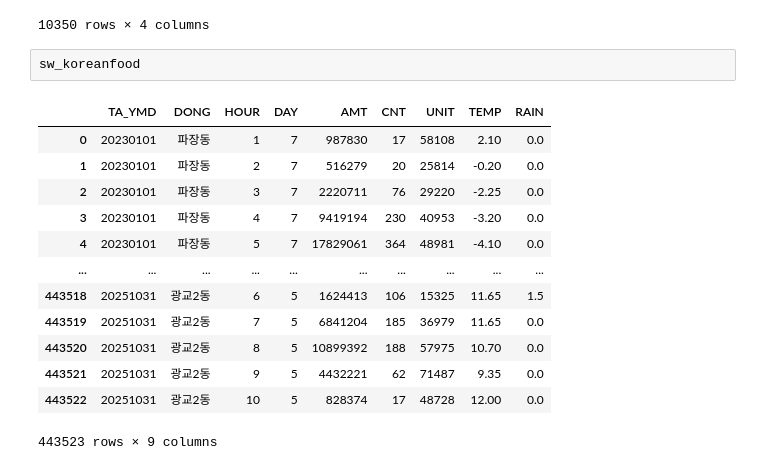
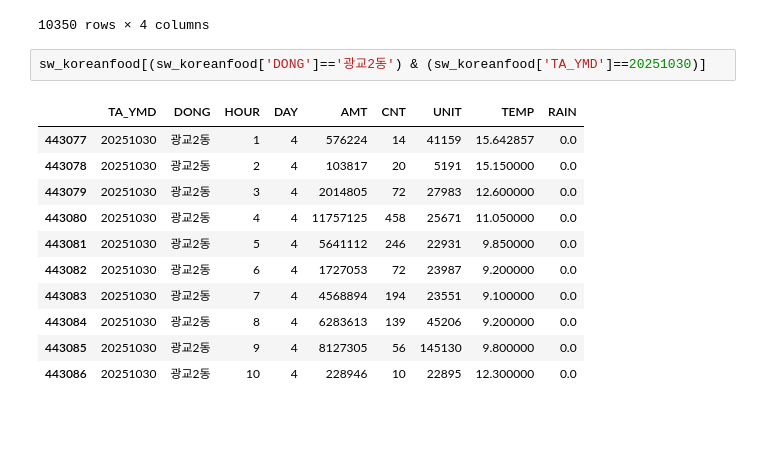
Before and after one commit to Hyo0806/1stProject, a Jupyter notebook: hyo/김효경_전처리.ipynb, the cells around one changed output. Drawn from its saved outputs; the diff is of its cells as text; blank space fills up the shorter version.

```diff
--- a/hyo/김효경_전처리.ipynb
+++ b/hyo/김효경_전처리.ipynb
@@ -3134,18 +3134,16 @@ df
 | 10349 | 20251031 | 10 | 82192950 | 1882 |
 10350 rows × 4 columns
 # %%
-sw_koreanfood
+sw_koreanfood[(sw_koreanfood['DONG']=='광교2동') & (sw_koreanfood['TA_YMD']==20251030)]
 # %% [output]
 |  | TA_YMD | DONG | HOUR | DAY | AMT | CNT | UNIT | TEMP | RAIN |
-| 0 | 20230101 | 파장동 | 1 | 7 | 987830 | 17 | 58108 | 2.10 | 0.0 |
-| 1 | 20230101 | 파장동 | 2 | 7 | 516279 | 20 | 25814 | -0.20 | 0.0 |
-| 2 | 20230101 | 파장동 | 3 | 7 | 2220711 | 76 | 29220 | -2.25 | 0.0 |
-| 3 | 20230101 | 파장동 | 4 | 7 | 9419194 | 230 | 40953 | -3.20 | 0.0 |
-| 4 | 20230101 | 파장동 | 5 | 7 | 17829061 | 364 | 48981 | -4.10 | 0.0 |
-| ... | ... | ... | ... | ... | ... | ... | ... | ... | ... |
-| 443518 | 20251031 | 광교2동 | 6 | 5 | 1624413 | 106 | 15325 | 11.65 | 1.5 |
-| 443519 | 20251031 | 광교2동 | 7 | 5 | 6841204 | 185 | 36979 | 11.65 | 0.0 |
-| 443520 | 20251031 | 광교2동 | 8 | 5 | 10899392 | 188 | 57975 | 10.70 | 0.0 |
-| 443521 | 20251031 | 광교2동 | 9 | 5 | 4432221 | 62 | 71487 | 9.35 | 0.0 |
-| 443522 | 20251031 | 광교2동 | 10 | 5 | 828374 | 17 | 48728 | 12.00 | 0.0 |
+| 443077 | 20251030 | 광교2동 | 1 | 4 | 576224 | 14 | 41159 | 15.642857 | 0.0 |
+| 443078 | 20251030 | 광교2동 | 2 | 4 | 103817 | 20 | 5191 | 15.150000 | 0.0 |
+| 443079 | 20251030 | 광교2동 | 3 | 4 | 2014805 | 72 | 27983 | 12.600000 | 0.0 |
+| 443080 | 20251030 | 광교2동 | 4 | 4 | 11757125 | 458 | 25671 | 11.050000 | 0.0 |
+| 443081 | 20251030 | 광교2동 | 5 | 4 | 5641112 | 246 | 22931 | 9.850000 | 0.0 |
+| 443082 | 20251030 | 광교2동 | 6 | 4 | 1727053 | 72 | 23987 | 9.200000 | 0.0 |
+| 443083 | 20251030 | 광교2동 | 7 | 4 | 4568894 | 194 | 23551 | 9.100000 | 0.0 |
+| 443084 | 20251030 | 광교2동 | 8 | 4 | 6283613 | 139 | 45206 | 9.200000 | 0.0 |
+| 443085 | 20251030 | 광교2동 | 9 | 4 | 8127305 | 56 | 145130 | 9.800000 | 0.0 |
+| 443086 | 20251030 | 광교2동 | 10 | 4 | 228946 | 10 | 22895 | 12.300000 | 0.0 |
-443523 rows × 9 columns
```
Also changed, not shown: parts of 1 cell of this notebook, 35 other files.
